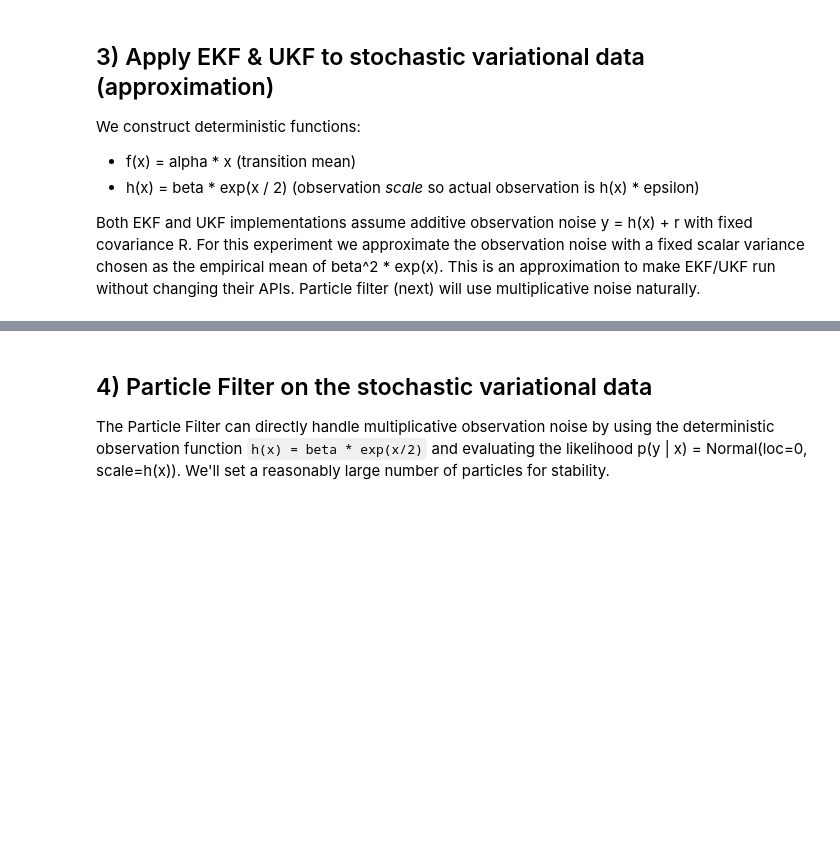
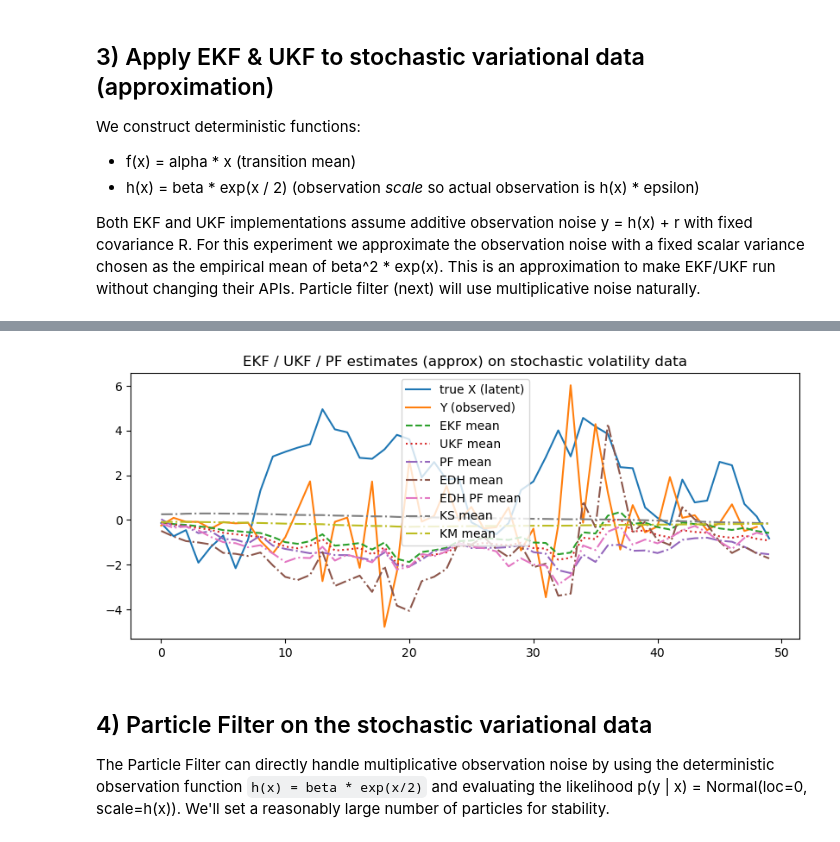
Before and after one commit to Yechang618/JPMSummer, a Jupyter notebook: experiments_part_1.ipynb, the cells around one changed output, grey strips where cells are left out. Drawn from its saved outputs; the diff is of its cells as text; code cells hidden in the pictures; blank space fills up the shorter version.

```diff
--- a/experiments_part_1.ipynb
+++ b/experiments_part_1.ipynb
@@ -239,3 +354,21 @@ UKF log-likelihood (approx): -1280.99
+# %%
+plt.figure(figsize=(10, 4))
+plt.plot(x_sv[1:], label='true X (latent)')
+plt.plot(y_sv[1:], label='Y (observed)')
+plt.plot(sv_ekf_means, '--', label='EKF mean')
+plt.plot(sv_ukf_means, ':', label='UKF mean')
+plt.plot(sv_pf_means, '-.', label='PF mean')
+plt.plot(sv_edh_means, '-.', label='EDH mean')
+# plt.plot(sv_ledh_means, '-.', label='LEDH mean')
+plt.plot(sv_edh_pfpf_means, '-.', label='EDH PF mean')
+# plt.plot(sv_ledh_pfpf_means, '-.', label='LEDH PF mean')
+plt.plot(sv_ks_means, '-.', label='KS mean')
+plt.plot(sv_km_means, '-.', label='KM mean')
+plt.legend()
+plt.title('EKF / UKF / PF estimates (approx) on stochastic volatility data')
+plt.show()
+# %% [output]
+[figure, added]
 # %% [markdown]
 ## 4) Particle Filter on the stochastic variational data
 
```
Also changed, not shown: parts of 9 cells of this notebook, 16 other files.
